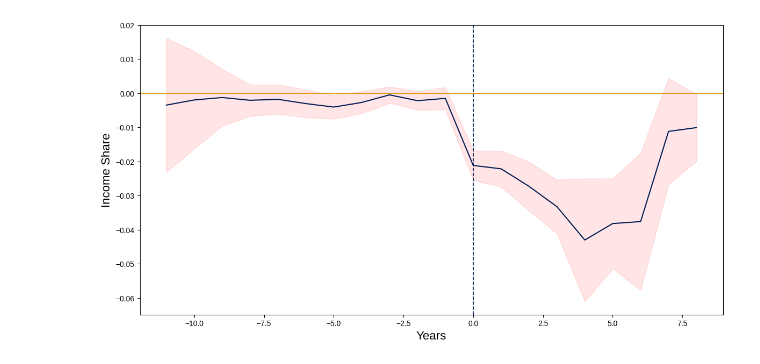
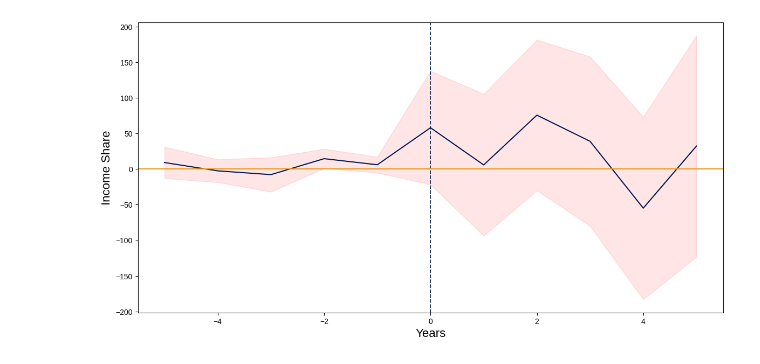
Before and after one commit to centre-for-care/costofcare, a Jupyter notebook: parallalel_isc.ipynb, the cells around one changed output. Cells and saved outputs as stored; diff of their text form; code cells hidden in the pictures.

```diff
--- a/parallalel_isc.ipynb
+++ b/parallalel_isc.ipynb
@@ -9,10 +9,10 @@ from matplotlib.pyplot import figure
 import matplotlib.ticker as mtick
 mpl.rc('font', family='Liberation Sans')
 # %%
-treated = pd.read_csv('./strata/pe_t_hi.csv', index_col=0)
-controls = pd.read_csv('./strata/pe_c_full.csv', index_col=0)
+treated = pd.read_csv('./strata/ii_t_hi_f.csv', index_col=0)
+controls = pd.read_csv('./strata/ii_c_hi_f.csv', index_col=0)
 controls = controls[~(controls.pidp == 1020477375)]
-target_var = 'prob_emp'
+target_var = 'ind_inc_deflated'
 print('Data loaded...')
 len(treated.pidp.unique())
 # %% [output]
@@ -21,7 +21,6 @@ Data loaded...
 # %%
 samples_fc = get_control_clean(controls, treated, [target_var,
                                  'dvage',
-                                 'sex_recoded',
                                  'mastat_recoded',
                                  'asian',
                                  'black',
@@ -44,19 +67,19 @@ w_diffs_dc = pd.concat(out_dc['weighted_diff'], axis=1).sort_index()
 # %%
-out_fc = isc(samples_fc, 10)
+out_fc = isc(samples_fc, 100)
 w_diffs_fc = pd.concat(out_fc['weighted_diff'], axis=1).sort_index()
 # %%
 figure(figsize=(14, 7))
-differences = w_diffs_dc.copy()
+differences = w_diffs_fc.copy()
 ax = differences.mean(axis=1).plot(color='#001c54')
 plt.axvline(x=0, linestyle='--', color='#001c54', alpha=1, linewidth=1.25)
 plt.xlabel('Years', fontsize=16)
 plt.ylabel('Income Share', fontsize=16)
 plt.axhline(y=0, color='#E89818', linestyle='-')
 plt.fill_between(x=differences.index,
                  y1=differences.mean(axis=1) + (1.96*(differences.std(axis=1)/differences.count(axis=1).apply(math.sqrt))),
                  y2=differences.mean(axis=1) - (1.96*(differences.std(axis=1)/differences.count(axis=1).apply(math.sqrt))),
                      color='red', alpha=0.1)
 #plt.tight_layout()
 plt.show()
 # %% [output]
-[figure, old version]
+[figure, new version]
```
Also changed, not shown: parts of 10 cells of this notebook, 4 other files.
